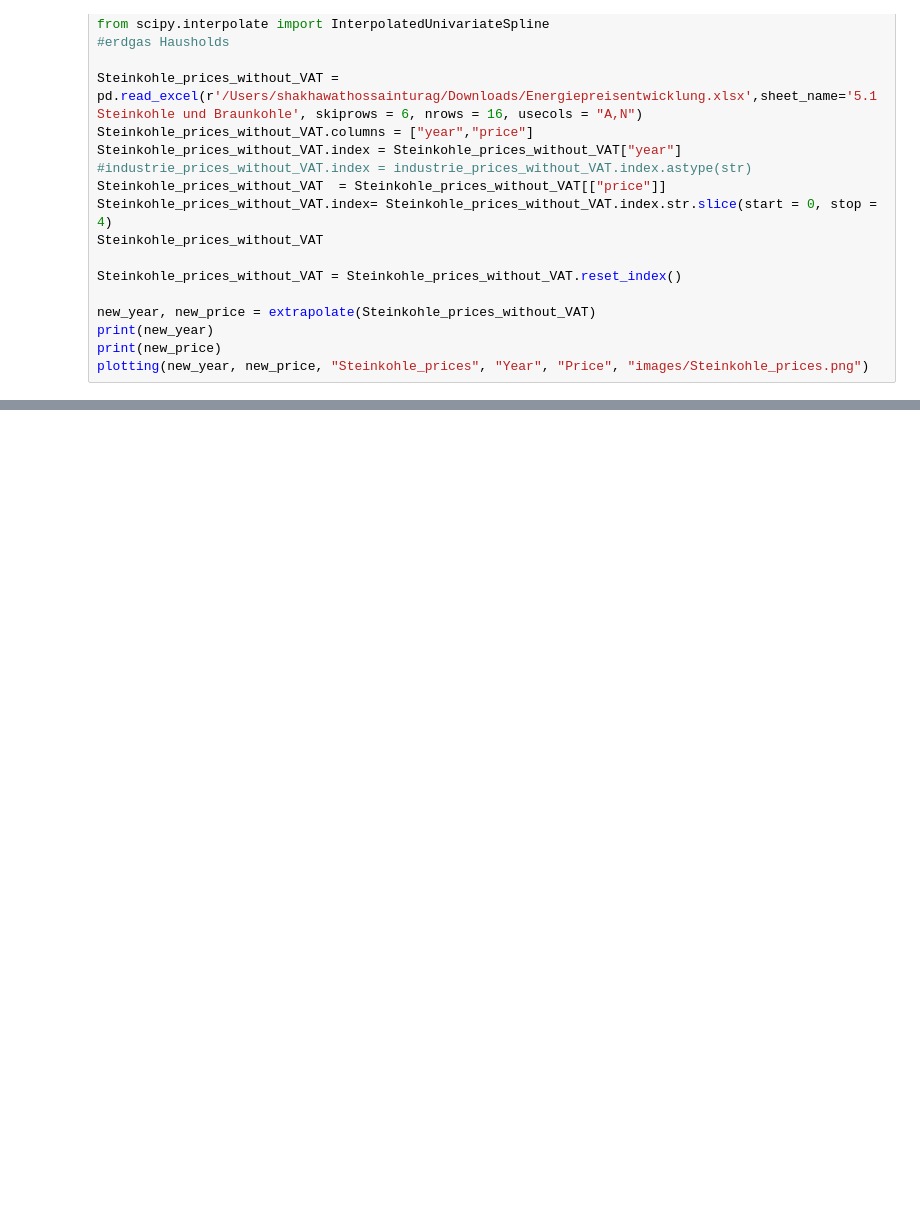
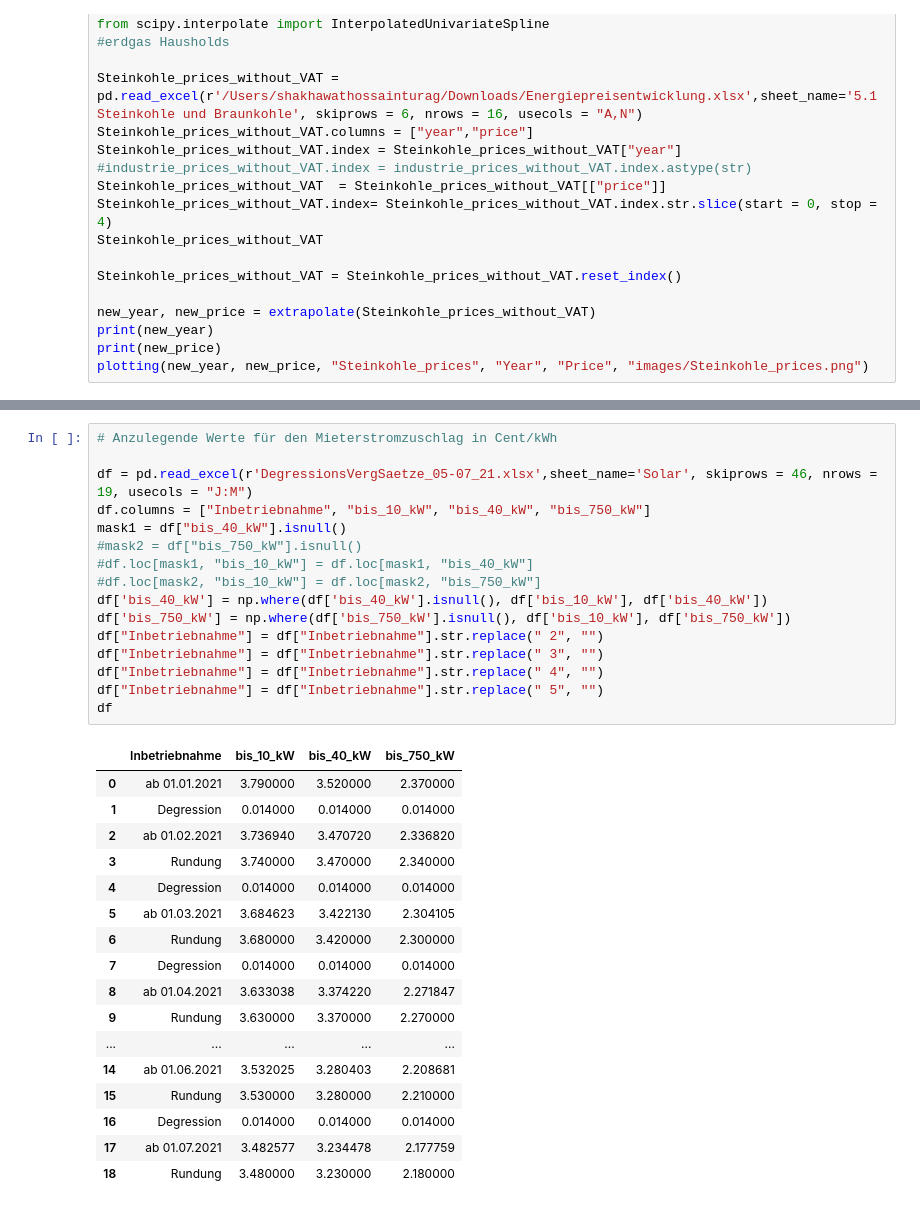
Before and after one commit to sjshtura/Code_Snippets, a Jupyter notebook: task.ipynb, the cells around one changed output, grey strips where cells are left out. Drawn from its saved outputs; the diff is of its cells as text; blank space fills up the shorter version.

```diff
--- a/task.ipynb
+++ b/task.ipynb
@@ -289,0 +347,34 @@ plotting(new_year, new_price, "Steinkohle_prices", "Year", "Price", "images/Stei
+# %%
+# Anzulegende Werte für den Mieterstromzuschlag in Cent/kWh
+
+df = pd.read_excel(r'DegressionsVergSaetze_05-07_21.xlsx',sheet_name='Solar', skiprows = 46, nrows = 19, usecols = "J:M")
+df.columns = ["Inbetriebnahme", "bis_10_kW", "bis_40_kW", "bis_750_kW"]
+mask1 = df["bis_40_kW"].isnull()
+#mask2 = df["bis_750_kW"].isnull()
+#df.loc[mask1, "bis_10_kW"] = df.loc[mask1, "bis_40_kW"]
+#df.loc[mask2, "bis_10_kW"] = df.loc[mask2, "bis_750_kW"]
+df['bis_40_kW'] = np.where(df['bis_40_kW'].isnull(), df['bis_10_kW'], df['bis_40_kW'])
+df['bis_750_kW'] = np.where(df['bis_750_kW'].isnull(), df['bis_10_kW'], df['bis_750_kW'])
+df["Inbetriebnahme"] = df["Inbetriebnahme"].str.replace(" 2", "")
+df["Inbetriebnahme"] = df["Inbetriebnahme"].str.replace(" 3", "")
+df["Inbetriebnahme"] = df["Inbetriebnahme"].str.replace(" 4", "")
+df["Inbetriebnahme"] = df["Inbetriebnahme"].str.replace(" 5", "")
+df
+# %% [output]
+|  | Inbetriebnahme | bis_10_kW | bis_40_kW | bis_750_kW |
+| 0 | ab 01.01.2021 | 3.790000 | 3.520000 | 2.370000 |
+| 1 | Degression | 0.014000 | 0.014000 | 0.014000 |
+| 2 | ab 01.02.2021 | 3.736940 | 3.470720 | 2.336820 |
+| 3 | Rundung | 3.740000 | 3.470000 | 2.340000 |
+| 4 | Degression | 0.014000 | 0.014000 | 0.014000 |
+| 5 | ab 01.03.2021 | 3.684623 | 3.422130 | 2.304105 |
+| 6 | Rundung | 3.680000 | 3.420000 | 2.300000 |
+| 7 | Degression | 0.014000 | 0.014000 | 0.014000 |
+| 8 | ab 01.04.2021 | 3.633038 | 3.374220 | 2.271847 |
+| 9 | Rundung | 3.630000 | 3.370000 | 2.270000 |
+| ... | ... | ... | ... | ... |
+| 14 | ab 01.06.2021 | 3.532025 | 3.280403 | 2.208681 |
+| 15 | Rundung | 3.530000 | 3.280000 | 2.210000 |
+| 16 | Degression | 0.014000 | 0.014000 | 0.014000 |
+| 17 | ab 01.07.2021 | 3.482577 | 3.234478 | 2.177759 |
+| 18 | Rundung | 3.480000 | 3.230000 | 2.180000 |
```
Also changed, not shown: parts of 2 cells of this notebook, 3 other files.
